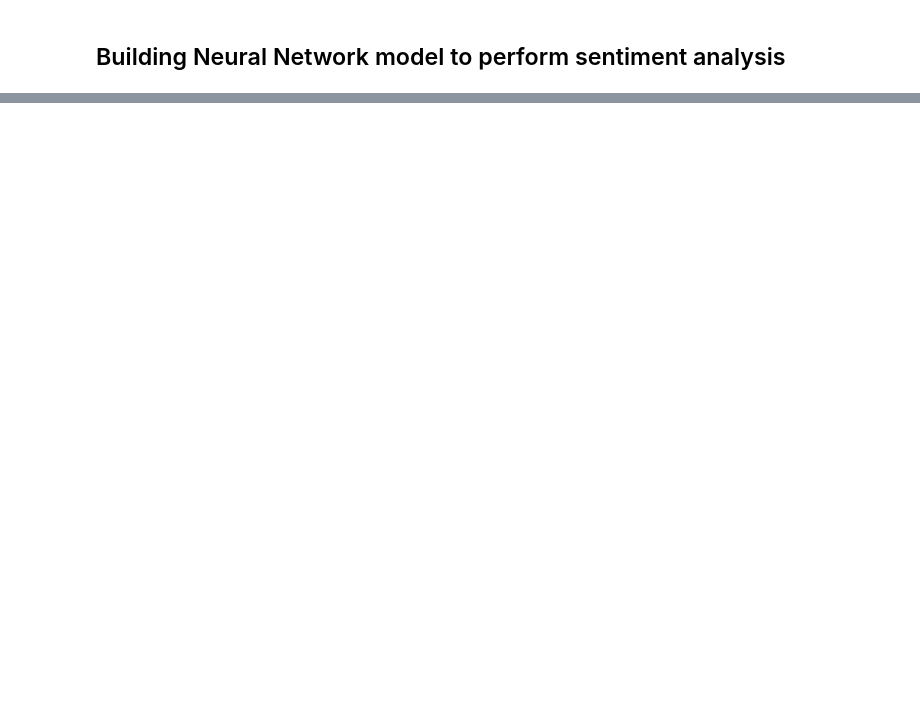
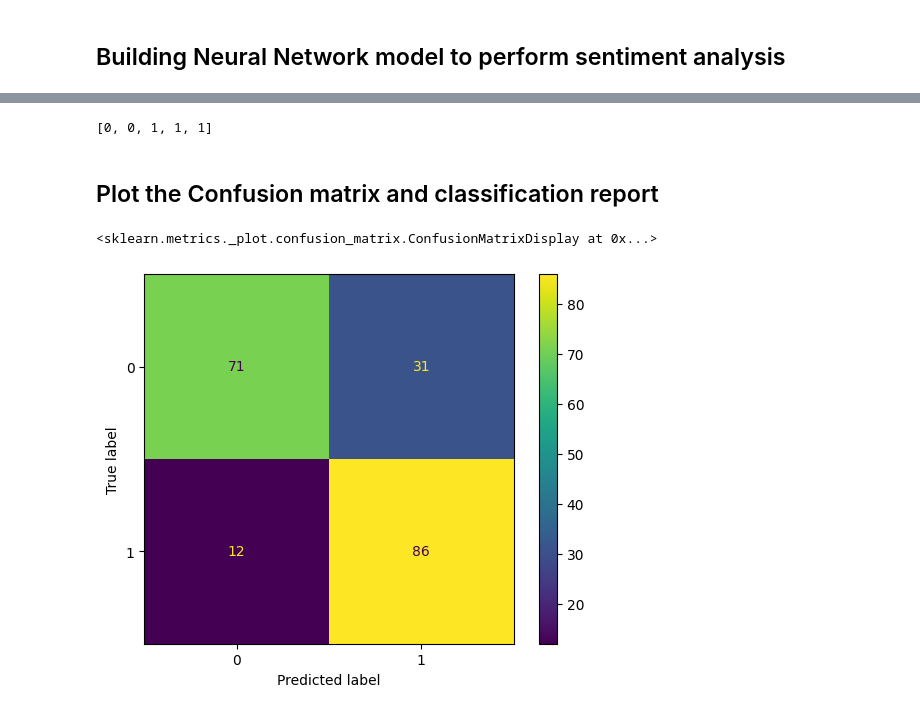
Before and after one commit to sindhura-nk/Data-Science-Projects, a Jupyter notebook: Restaurant Review Classification_Sentiment Analysis.ipynb, the cells around one changed output, grey strips where cells are left out. Saved outputs shown, nothing was run; the diff lists cells and outputs as text; code cells hidden in the pictures; blank space fills up the shorter version.

```diff
--- a/Restaurant Review Classification_Sentiment Analysis.ipynb
+++ b/Restaurant Review Classification_Sentiment Analysis.ipynb
@@ -143,0 +256,3 @@ model = Se
+# %%
+yprob_test = model.predict(xtest)
+yprob_test[0]
@@ -143,0 +262,20 @@ model = Se
+# %%
+preds =[]
+for i in yprob_test:
+    if i>=0.5:
+        preds.append(1)
+    else:
+        preds.append(0)
+preds[:5]
+# %% [output]
+[0, 0, 1, 1, 1]
+# %% [markdown]
+## Plot the Confusion matrix and classification report
+# %%
+from sklearn.metrics import confusion_matrix,ConfusionMatrixDisplay,classification_report
+
+cf = confusion_matrix(ytest,preds)
+ConfusionMatrixDisplay(cf).plot()
+# %% [output]
+<sklearn.metrics._plot.confusion_matrix.ConfusionMatrixDisplay at 0x...>
+[figure, added]
```
Also changed, not shown: parts of 29 cells of this notebook.
